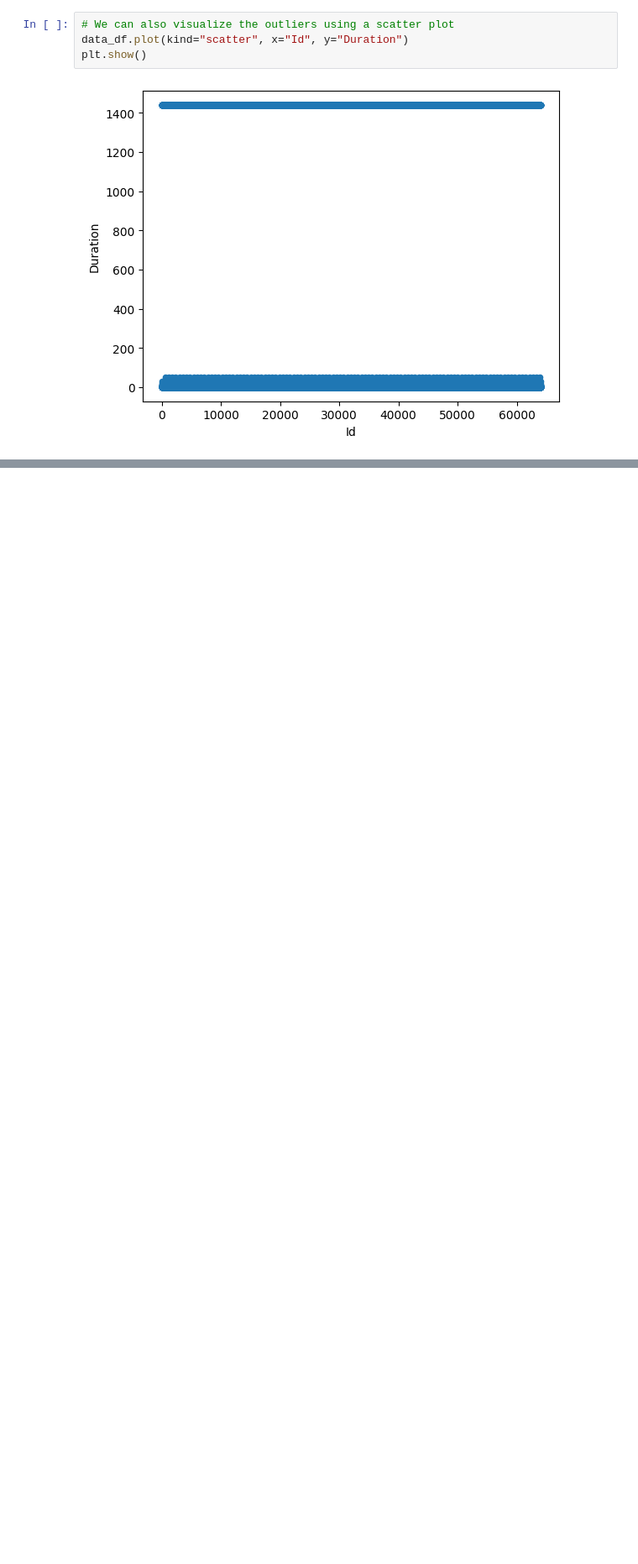
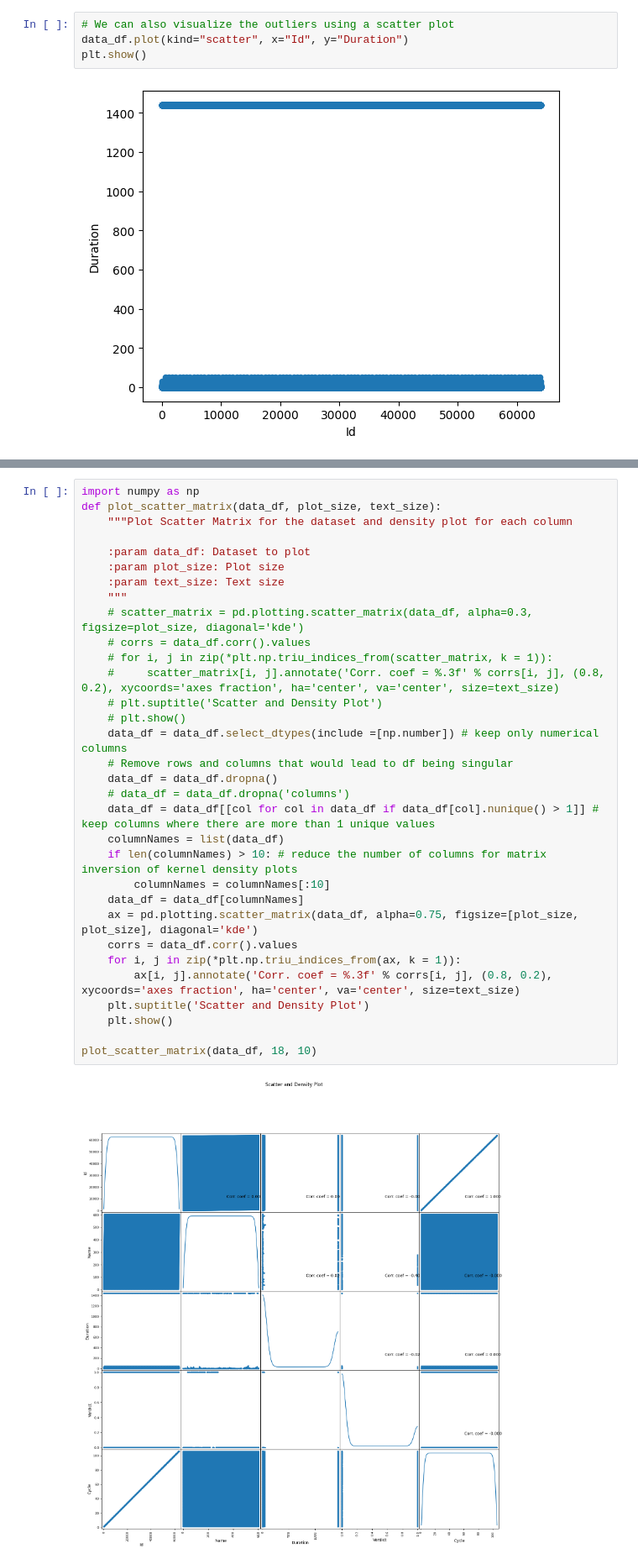
Before and after one commit to amruthvvkp/ai-playground, a Jupyter notebook: datascience_principles/assignment/report.ipynb, the cells around one changed output, grey strips where cells are left out. Shown at 84% size. Drawn from its saved outputs; the diff is of its cells as text; blank space fills up the shorter version.

```diff
--- a/datascience_principles/assignment/report.ipynb
+++ b/datascience_principles/assignment/report.ipynb
@@ -203,0 +216,34 @@ plt.show()
+# %%
+import numpy as np
+def plot_scatter_matrix(data_df, plot_size, text_size):
+    """Plot Scatter Matrix for the dataset and density plot for each column
+
+    :param data_df: Dataset to plot
+    :param plot_size: Plot size
+    :param text_size: Text size
+    """
+    # scatter_matrix = pd.plotting.scatter_matrix(data_df, alpha=0.3, figsize=plot_size, diagonal='kde')
+    # corrs = data_df.corr().values
+    # for i, j in zip(*plt.np.triu_indices_from(scatter_matrix, k = 1)):
+    #     scatter_matrix[i, j].annotate('Corr. coef = %.3f' % corrs[i, j], (0.8, 0.2), xycoords='axes fraction', ha='center', va='center', size=text_size)
+    # plt.suptitle('Scatter and Density Plot')
+    # plt.show()
+    data_df = data_df.select_dtypes(include =[np.number]) # keep only numerical columns
+    # Remove rows and columns that would lead to df being singular
+    data_df = data_df.dropna()
+    # data_df = data_df.dropna('columns')
+    data_df = data_df[[col for col in data_df if data_df[col].nunique() > 1]] # keep columns where there are more than 1 unique values
+    columnNames = list(data_df)
+    if len(columnNames) > 10: # reduce the number of columns for matrix inversion of kernel density plots
+        columnNames = columnNames[:10]
+    data_df = data_df[columnNames]
+    ax = pd.plotting.scatter_matrix(data_df, alpha=0.75, figsize=[plot_size, plot_size], diagonal='kde')
+    corrs = data_df.corr().values
+    for i, j in zip(*plt.np.triu_indices_from(ax, k = 1)):
+        ax[i, j].annotate('Corr. coef = %.3f' % corrs[i, j], (0.8, 0.2), xycoords='axes fraction', ha='center', va='center', size=text_size)
+    plt.suptitle('Scatter and Density Plot')
+    plt.show()
+
+plot_scatter_matrix(data_df, 18, 10)
+# %% [output]
+[figure, added]
```
Also changed, not shown: parts of 7 cells of this notebook, 1 other file.
